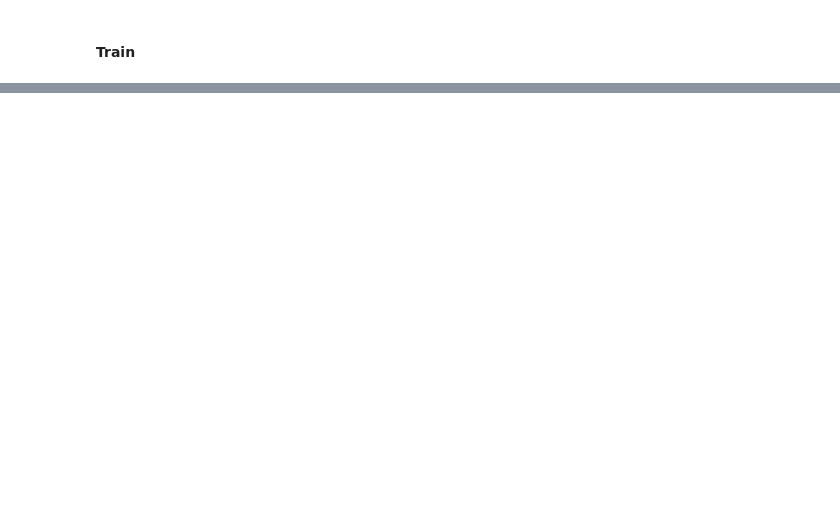
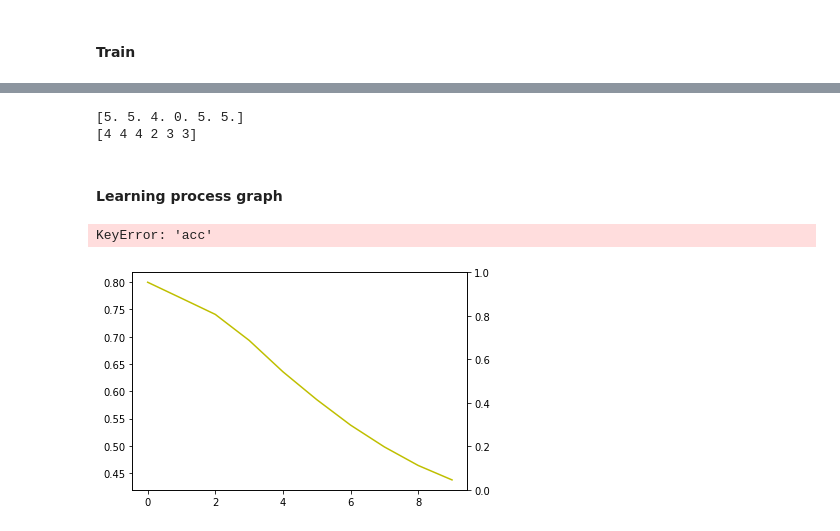
Before and after one commit to develomona/DMLAB, a Jupyter notebook: 2020JIPS/Model1.ipynb, the cells around one changed output, grey strips where cells are left out. Saved outputs shown, nothing was run; the diff lists cells and outputs as text; code cells hidden in the pictures; blank space fills up the shorter version.

Commit message:
Improve model epoch speed Refactor model output as multiple-output Add learning process graph Set model.complie : loss to MSE, optimizer to RMSProp

```diff
--- a/2020JIPS/Model1.ipynb
+++ b/2020JIPS/Model1.ipynb
@@ -20,7 +23,7 @@ Using TensorFlow backend.
 # %% [markdown]
 ### Raw data reading
 # %%
-raw_data = pd.read_csv('Rawdata.csv').drop(['Unnamed: 0', 'Unnamed: 0.1'],
+raw_data = pd.read_csv('/home/dmlab/.jupyter/DMLAB/jihoon/DMLAB/2020JIPS/Data/Rawdata.csv').drop(['Unnamed: 0', 'Unnamed: 0.1'],
                                            axis=1)
 raw_data
 # %% [output]
@@ -236,10 +235,21 @@ WARNING:tensorflow:From /usr/local/lib/python3.7/dist-packages/keras/optimizers.
 # %%
 with K.tf.device('/gpu:0'):
     print('Train...')
-    model.fit(train_x, train_y / 5,
-              batch_size=batch_size,
-              epochs=epochs)
-    score, acc = model.evaluate(test_x, test_y, batch_size=batch_size)
+    hist = model.fit(train_x, [train_y[:,0]/5, train_y[:,1]/5,
+                               train_y[:,2]/5, train_y[:,3]/5,
+                               train_y[:,4]/5, train_y[:,5]/5],
+                     batch_size=batch_size,
+                     epochs=epochs)
+
+   # score, acc = model.evaluate(test_x, test_y[:,0:6],
+   #                             batch_size=batch_size)
+
+    score = model.evaluate(test_x, [test_y[:,0]/5, test_y[:,1]/5,
+                                     test_y[:,2]/5, test_y[:,3]/5,
+                                     test_y[:,4]/5, test_y[:,5]/5],
+                            batch_size = batch_size)
+
+    predicted = model.predict(test_x)
 
     print('Test score:', score)
     print('Test accuracy:', acc)
@@ -259,0 +308,28 @@ KeyboardInterrupt:
+# %%
+print(test_y[0])
+print(arr[0])
+# %% [output]
+[5. 5. 4. 0. 5. 5.]
+[4 4 4 2 3 3]
+# %% [markdown]
+#### Learning process graph
+# %%
+fig, loss_ax = plt.subplots()
+
+acc_ax = loss_ax.twinx()
+
+loss_ax.plot(hist.history['loss'], 'y', label='train loss')
+
+acc_ax.plot(hist.history['acc'], 'b', label='train acc')
+
+loss_ax.set_xlabel('epoch')
+loss_ax.set_ylabel('loss')
+acc_ax.set_ylabel('accuray')
+
+loss_ax.legend(loc='upper left')
+acc_ax.legend(loc='lower left')
+
+plt.show()
+# %% [output]
+KeyError: 'acc'
+[figure, added]
```
Also changed, not shown: parts of 9 cells of this notebook.
